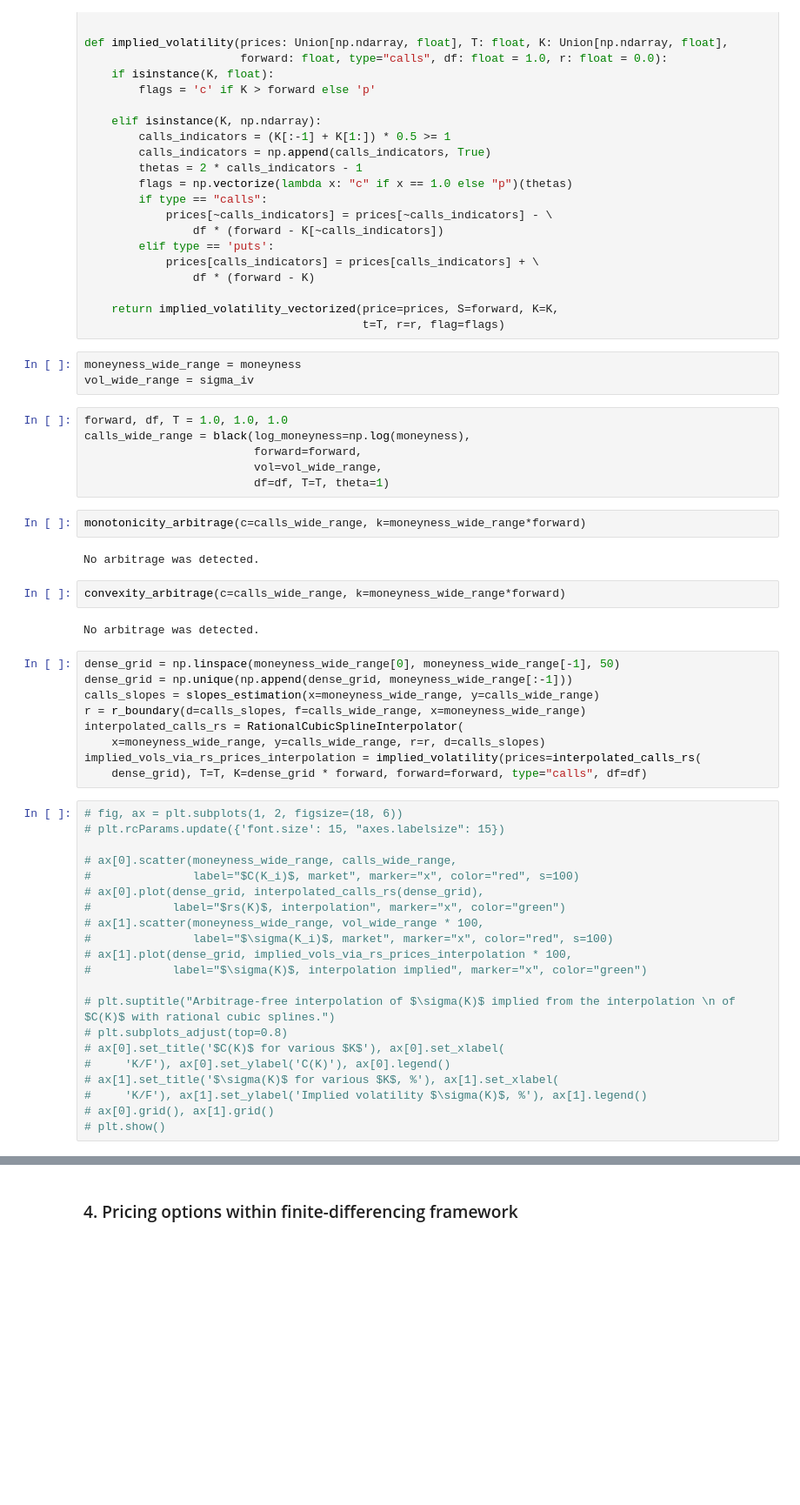
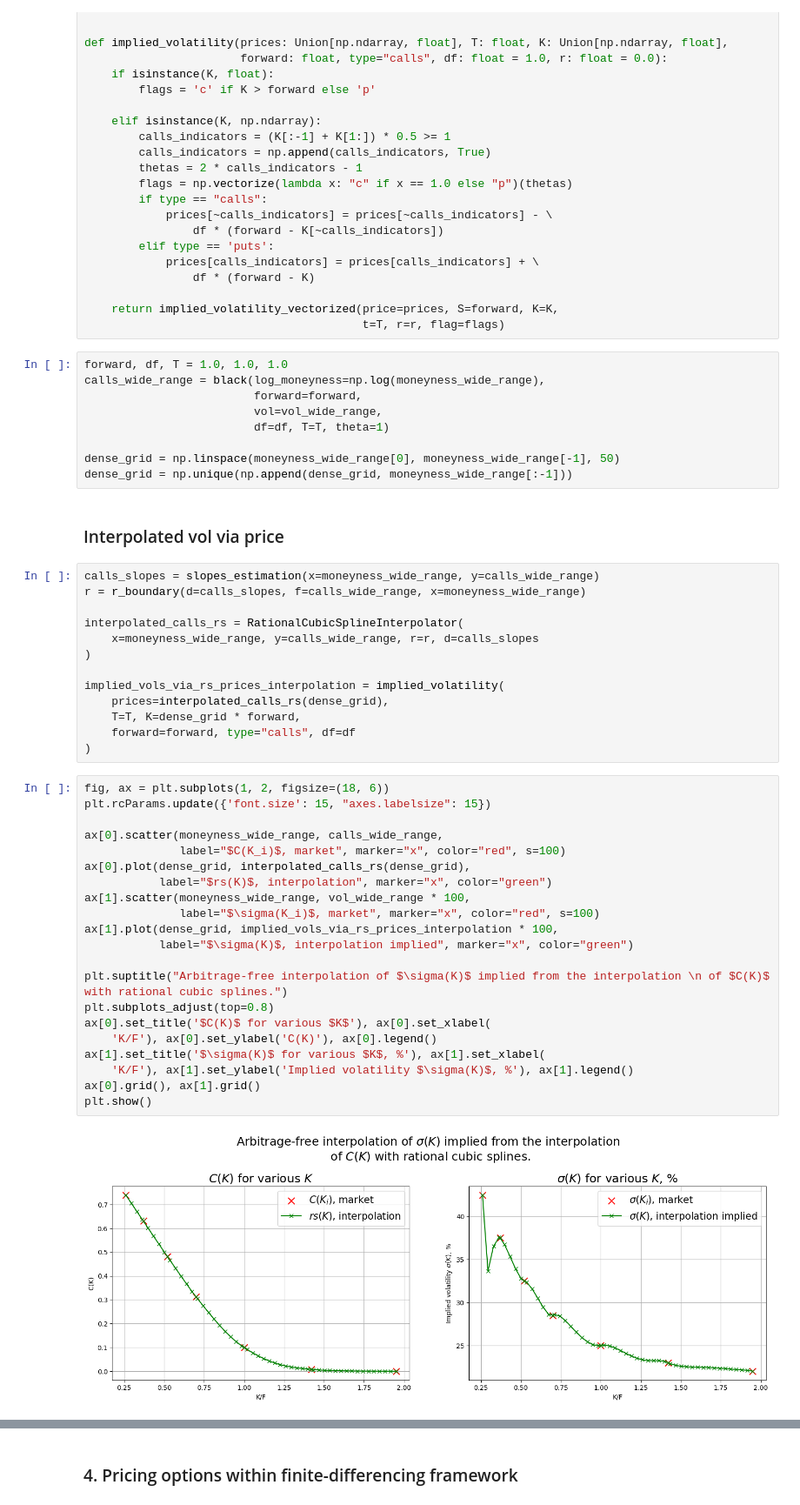
Before and after one commit to Cloda/Homeworks, a Jupyter notebook: VegaNumMethodsFinance/ExtraWork/NMF 2024 - Test - Cherepakhin.ipynb, the cells around one changed output, grey strips where cells are left out. Shown: that part at 87% size. Drawn from its saved outputs; the diff is of its cells as text; blank space fills up the shorter version.

```diff
--- a/VegaNumMethodsFinance/ExtraWork/NMF 2024 - Test - Cherepakhin.ipynb
+++ b/VegaNumMethodsFinance/ExtraWork/NMF 2024 - Test - Cherepakhin.ipynb
@@ -530,50 +530,50 @@ def implied_volatility(prices: Union[np.ndarray, float], T: float, K: Union[np.n
 
     return implied_volatility_vectorized(price=prices, S=forward, K=K,
                                          t=T, r=r, flag=flags)
-# %%
-moneyness_wide_range = moneyness
-vol_wide_range = sigma_iv
 # %%
 forward, df, T = 1.0, 1.0, 1.0
-calls_wide_range = black(log_moneyness=np.log(moneyness),
+calls_wide_range = black(log_moneyness=np.log(moneyness_wide_range),
                          forward=forward,
                          vol=vol_wide_range,
                          df=df, T=T, theta=1)
+
+dense_grid = np.linspace(moneyness_wide_range[0], moneyness_wide_range[-1], 50)
+dense_grid = np.unique(np.append(dense_grid, moneyness_wide_range[:-1]))
-# %%
-monotonicity_arbitrage(c=calls_wide_range, k=moneyness_wide_range*forward)
-# %% [output]
-No arbitrage was detected.
-# %%
-convexity_arbitrage(c=calls_wide_range, k=moneyness_wide_range*forward)
-# %% [output]
-No arbitrage was detected.
+# %% [markdown]
+### Interpolated vol via price
 # %%
-dense_grid = np.linspace(moneyness_wide_range[0], moneyness_wide_range[-1], 50)
-dense_grid = np.unique(np.append(dense_grid, moneyness_wide_range[:-1]))
 calls_slopes = slopes_estimation(x=moneyness_wide_range, y=calls_wide_range)
 r = r_boundary(d=calls_slopes, f=calls_wide_range, x=moneyness_wide_range)
+
 interpolated_calls_rs = RationalCubicSplineInterpolator(
-    x=moneyness_wide_range, y=calls_wide_range, r=r, d=calls_slopes)
-implied_vols_via_rs_prices_interpolation = implied_volatility(prices=interpolated_calls_rs(
-    dense_grid), T=T, K=dense_grid * forward, forward=forward, type="calls", df=df)
+    x=moneyness_wide_range, y=calls_wide_range, r=r, d=calls_slopes
+)
+
+implied_vols_via_rs_prices_interpolation = implied_volatility(
+    prices=interpolated_calls_rs(dense_grid),
+    T=T, K=dense_grid * forward,
+    forward=forward, type="calls", df=df
+)
 # %%
-# fig, ax = plt.subplots(1, 2, figsize=(18, 6))
-# plt.rcParams.update({'font.size': 15, "axes.labelsize": 15})
+fig, ax = plt.subplots(1, 2, figsize=(18, 6))
+plt.rcParams.update({'font.size': 15, "axes.labelsize": 15})
 
-# ax[0].scatter(moneyness_wide_range, calls_wide_range,
-#               label="$C(K_i)$, market", marker="x", color="red", s=100)
-# ax[0].plot(dense_grid, interpolated_calls_rs(dense_grid),
-#            label="$rs(K)$, interpolation", marker="x", color="green")
-# ax[1].scatter(moneyness_wide_range, vol_wide_range * 100,
-#               label="$\sigma(K_i)$, market", marker="x", color="red", s=100)
-# ax[1].plot(dense_grid, implied_vols_via_rs_prices_interpolation * 100,
-#            label="$\sigma(K)$, interpolation implied", marker="x", color="green")
+ax[0].scatter(moneyness_wide_range, calls_wide_range,
+              label="$C(K_i)$, market", marker="x", color="red", s=100)
+ax[0].plot(dense_grid, interpolated_calls_rs(dense_grid),
+           label="$rs(K)$, interpolation", marker="x", color="green")
+ax[1].scatter(moneyness_wide_range, vol_wide_range * 100,
+              label="$\sigma(K_i)$, market", marker="x", color="red", s=100)
+ax[1].plot(dense_grid, implied_vols_via_rs_prices_interpolation * 100,
+           label="$\sigma(K)$, interpolation implied", marker="x", color="green")
 
-# plt.suptitle("Arbitrage-free interpolation of $\sigma(K)$ implied from the interpolation \n of $C(K)$ with rational cubic splines.")
-# plt.subplots_adjust(top=0.8)
-# ax[0].set_title('$C(K)$ for various $K$'), ax[0].set_xlabel(
-#     'K/F'), ax[0].set_ylabel('C(K)'), ax[0].legend()
-# ax[1].set_title('$\sigma(K)$ for various $K$, %'), ax[1].set_xlabel(
-#     'K/F'), ax[1].set_ylabel('Implied volatility $\sigma(K)$, %'), ax[1].legend()
-# ax[0].grid(), ax[1].grid()
-# plt.show()
+plt.suptitle("Arbitrage-free interpolation of $\sigma(K)$ implied from the interpolation \n of $C(K)$ with rational cubic splines.")
+plt.subplots_adjust(top=0.8)
+ax[0].set_title('$C(K)$ for various $K$'), ax[0].set_xlabel(
+    'K/F'), ax[0].set_ylabel('C(K)'), ax[0].legend()
+ax[1].set_title('$\sigma(K)$ for various $K$, %'), ax[1].set_xlabel(
+    'K/F'), ax[1].set_ylabel('Implied volatility $\sigma(K)$, %'), ax[1].legend()
+ax[0].grid(), ax[1].grid()
+plt.show()
+# %% [output]
+[figure, added]
```
Also changed, not shown: parts of 14 cells of this notebook.
